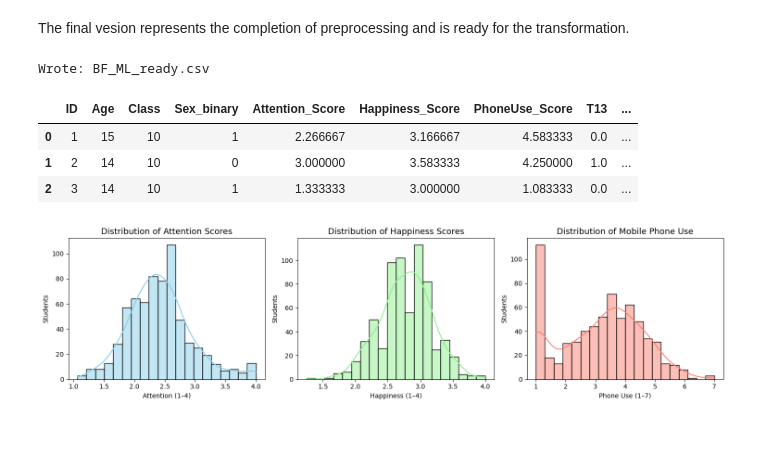
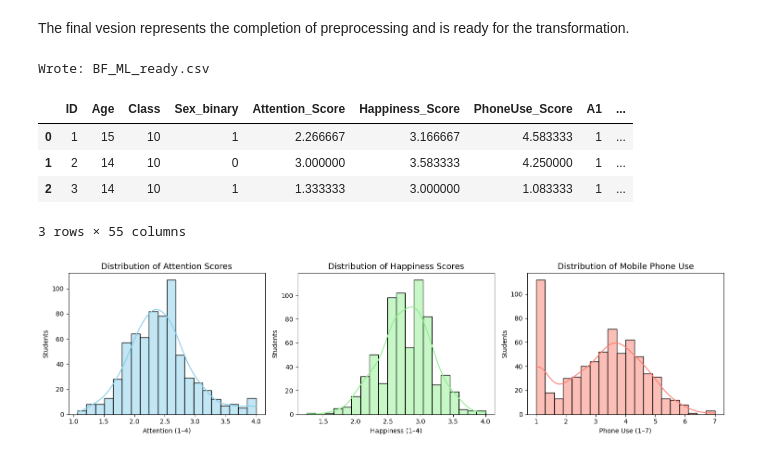
Before and after one commit to Sakacogu/BF_survey, a Jupyter notebook: BF_notebook.ipynb, the cells around one changed output. Drawn from its saved outputs; the diff is of its cells as text; code cells hidden in the pictures.

```diff
--- a/BF_notebook.ipynb
+++ b/BF_notebook.ipynb
@@ -751,15 +751,6 @@ helper_columns_existing = [
 if helper_columns_existing:
     df_final = df_final.drop(columns=helper_columns_existing)
 
-# drop all single A/H/T item columns (we only keep the scores)
-single_item_columns = [
-    column_name
-    for column_name in (A_cols_eff + H_cols_eff + T_cols_eff)
-    if column_name in df_final.columns
-]
-if single_item_columns:
-    df_final = df_final.drop(columns=single_item_columns)
-
 # add numeric sex + remove text sex
 if "Sex" in df_final.columns:
     df_final["Sex_binary"] = (
@@ -767,50 +758,40 @@ if "Sex" in df_final.columns:
     )
     df_final = df_final.drop(columns=["Sex"])
 
-# locate age and class columns in a robust way
-age_column = next(
-    (column_name for column_name in ["Age", "age", "AGE"] if column_name in df_final.columns),
-    None,
-)
-class_column = (
-    "Class"
-    if "Class" in df_final.columns
-    else ("Class_col" if "Class_col" in df_final.columns else None)
-)
-
 # build the final column order
 preferred_columns = [
     "ID",
-    age_column,
-    class_column,
+    "Age",
+    "Class",
     "Sex_binary",
     "Attention_Score",
     "Happiness_Score",
     "PhoneUse_Score",
 ]
 preferred_columns = [
     column_name
     for column_name in preferred_columns
     if column_name and column_name in df_final.columns
 ]
 
 # everything else goes after
 remaining_columns = [
     column_name for column_name in df_final.columns if column_name not in set(preferred_columns)
 ]
 
 df_final = df_final[preferred_columns + remaining_columns]
 
 # save / preview
 df_final.to_csv(OUT_CLEAN, index=False, encoding="utf-8")
 print(f"Wrote: {OUT_CLEAN}")
 display(df_final.head(3))
 # %% [output]
 Wrote: BF_ML_ready.csv
-|  | ID | Age | Class | Sex_binary | Attention_Score | Happiness_Score | PhoneUse_Score | T13 | ... |
-| 0 | 1 | 15 | 10 | 1 | 2.266667 | 3.166667 | 4.583333 | 0.0 | ... |
-| 1 | 2 | 14 | 10 | 0 | 3.000000 | 3.583333 | 4.250000 | 1.0 | ... |
-| 2 | 3 | 14 | 10 | 1 | 1.333333 | 3.000000 | 1.083333 | 0.0 | ... |
+|  | ID | Age | Class | Sex_binary | Attention_Score | Happiness_Score | PhoneUse_Score | A1 | ... |
+| 0 | 1 | 15 | 10 | 1 | 2.266667 | 3.166667 | 4.583333 | 1 | ... |
+| 1 | 2 | 14 | 10 | 0 | 3.000000 | 3.583333 | 4.250000 | 1 | ... |
+| 2 | 3 | 14 | 10 | 1 | 1.333333 | 3.000000 | 1.083333 | 1 | ... |
+3 rows × 55 columns
 # %%
 
 import matplotlib.pyplot as plt
```
Also changed, not shown: 1 other file.
